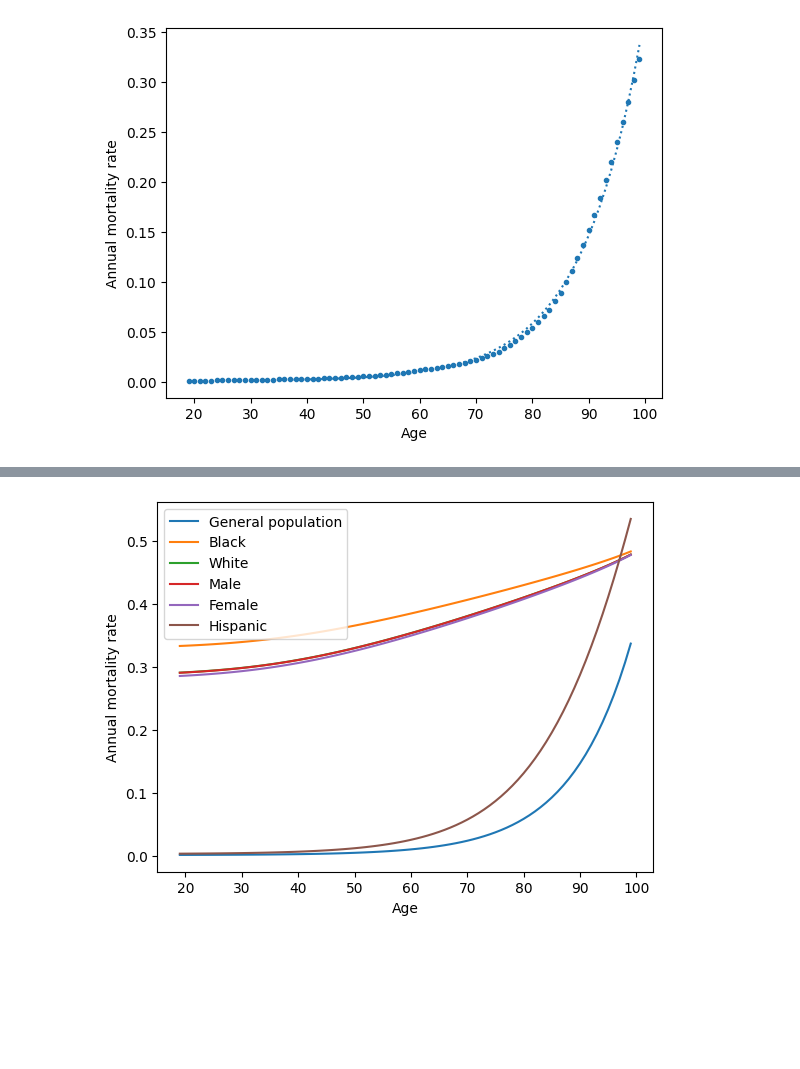
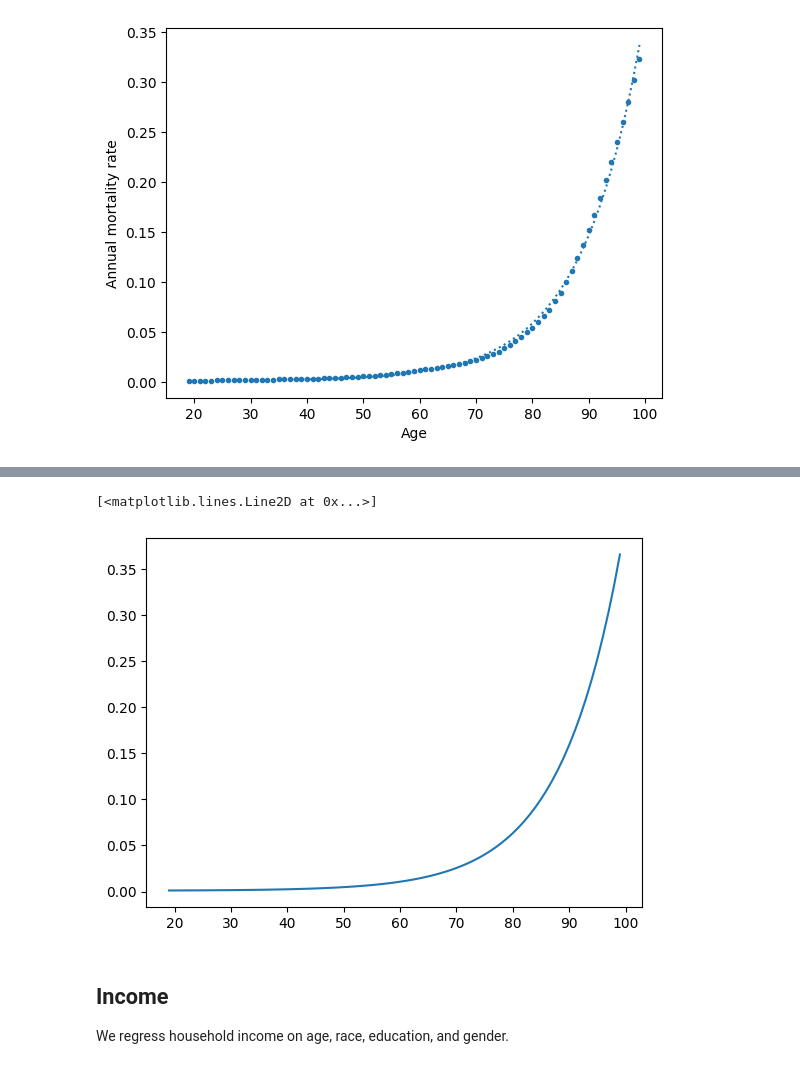
Before and after one commit to dabslee/Kidney_Analysis, a Jupyter notebook: transplant_market/givers.ipynb, the cells around one changed output, grey strips where cells are left out. Drawn from its saved outputs; the diff is of its cells as text; code cells hidden in the pictures; blank space fills up the shorter version.

```diff
--- a/transplant_market/givers.ipynb
+++ b/transplant_market/givers.ipynb
@@ -18,3 +19,10 @@ The [OPTN policies](<https://optn.transplant.hrsa.gov/media/eavh5bf3/optn_polici
 Though the OPTN policies do allow for a small amount of flexibility with some of these requirements, we will treat them as strict for the purposes of our modelling.
 
 We use data from the National Health Interview Survey (NHIS) to simulate the conditional distribution of the US living kidney donor candidate pool—that is, the pool of people meeting the above criteria.
+# %%
+nhis_data = readers.read_microdata(
+    ddi=readers.read_ipums_ddi("C:/Users/brand/Desktop/STAR_Delimited/IPUMS Population Data/nhis_00001.dat/nhis_00001.xml"),
+    filename="C:/Users/brand/Desktop/STAR_Delimited/IPUMS Population Data/nhis_00001.dat/nhis_00001.dat"
+)
+nhis_data.head()
+nhis_data = nhis_data[nhis_data["YEAR"] == 2019]
@@ -20,0 +66,3 @@ We use data from the National Health Interview Survey (NHIS) to simulate the con
+# %%
+nhis_data = nhis_data[nhis_data["AGE"] >= 18]
+nhis_data = nhis_data[nhis_data["DIABTYPE"] == 0]
@@ -68,24 +114,46 @@ where $\sigma = 1/(1+e^{-x})$ is the standard logistic function and $\alpha$ and
-# %%
-def sigma(x):
-    return 1/(1+np.exp(-x))
-def invsigma(x):
-    return np.log(x/(1-x))
-def general_hazard(age):
-    return 0.000034 * np.exp(0.092899 * age) + 0.000915
-def subgroup_hazard(age, lnalpha, beta):
-    alpha = np.exp(lnalpha)
-    return sigma(alpha + beta * invsigma(general_hazard(age)))
-
-plt.plot(xdata, general_hazard(xdata), label="General population")
-plt.plot(xdata, subgroup_hazard(xdata, -10.88583, 0.1024042), label="Black")
-plt.plot(xdata, subgroup_hazard(xdata, -13.43067, 0.1314234), label="White")
-plt.plot(xdata, subgroup_hazard(xdata, -13.27525, 0.1315896), label="Male")
-plt.plot(xdata, subgroup_hazard(xdata, -13.92228, 0.1352526), label="Female")
-plt.plot(xdata, subgroup_hazard(xdata, -0.2309524, 0.9664515), label="Hispanic")
-
-plt.xlabel("Age")
-plt.ylabel("Annual mortality rate")
-plt.legend()
-plt.show()
-# %% [output]
-[figure, removed]
+# %%
+nhis_data["BMI"] = nhis_data["WEIGHT"] / (nhis_data["HEIGHT"])**2 * 703.07 # psi => kg/m^2
+nhis_data["BMI_STD"] = (nhis_data["BMI"] - np.mean(nhis_data["BMI"]))/np.std(nhis_data["BMI"])
+nhis_data["AGE_STD"] = (nhis_data["AGE"] - np.mean(nhis_data["AGE"]))/np.std(nhis_data["AGE"])
+nhis_data["HEIGHT_STD"] = (nhis_data["HEIGHT"] - np.mean(nhis_data["HEIGHT"]))/np.std(nhis_data["HEIGHT"])
+nhis_data["HAS_DIABETES"] = (nhis_data["DIABTYPE"] != 0)
+nhis_data["IS_BLACK"] = nhis_data["RACENEW"] == 200
+nhis_data["IS_HISPANIC"] = (nhis_data["HISPETH"] != 10) & (nhis_data["HISPETH"] < 90)
+# %%
+def general_hazard(age):
+    return 0.000034 * np.exp(0.092899 * age) + 0.000915
+def produce_covariates(agent):
+    covariates = []
+    covariates += [agent["BMI_STD"], agent["BMI_STD"]**2, agent["BMI_STD"]**3]
+    covariates += [agent["IS_BLACK"], agent["IS_HISPANIC"], 0, 0, 0, 0]
+    covariates += [agent["EDUC"] == 103, agent["EDUC"] == 201, agent["EDUC"] == 302, agent["EDUC"] == 301, agent["EDUC"] == 400, (agent["EDUC"] >= 500) & (agent["EDUC"] <= 505), 0]
+    covariates += [0] * 31
+    covariates += [0] * 6
+    covariates += [0] * 8
+    covariates += [0] * 5
+    covariates += [0] * 5
+    covariates += [agent["HAS_DIABETES"]]
+    covariates += [agent["AGE_STD"]]
+    covariates += [agent["HEIGHT_STD"]]
+    return np.array(covariates)
+
+# generate random profile for demonstration
+np.random.seed(1)
+profile_index = np.random.randint(0,nhis_data.shape[0])
+profile = nhis_data.iloc[profile_index]
+
+male_beta = np.array([0.02, 0.09, -0.01, 0.05, -0.22, -0.18, -0.12, 0.03, 0.07, 0.02, -0.04, -0.06, -0.05, -0.12, -0.19, 0.05, 0.06, 0.15, 0.21, 0.31, 0.36, 0.43, 0.32, 0.49, 0.59, 0.68, 0.55, 0.68, 0.49, 0.55, 0.74, 0.78, 0.87, 0.92, 0.71, 0.8, 0.92, 1.22, 1, 0.71, 0.77, 0.99, 1.13, 1.29, 1.31, 1.25, 0.36, -0.11, -0.23, -0.25, -0.31, -0.31, -0.17, -0.19, -0.22, -0.18, -0.06, -0.03, 0.01, -0.05, 0.08, 0.17, 0.36, 0.7, 1.25, 0.52, 0.22, 0.22, 0.19, 0.31, 0.05, 0.47, -0.03, 0.08])
+female_beta = np.array([0.01, 0.07, -0.01, -0.02, -0.19, -0.28, -0.24, 0.14, 0.12, 0.05, 0.04, 0.02, 0.03, -0.01, -0.05, 0.09, 0.04, 0.21, 0.35, 0.42, 0.34, 0.55, 0.28, 0.44, 0.52, 0.77, 0.58, 0.99, 0.34, 0.58, 0.71, 0.81, 0.54, 0.64, 0.56, 0.89, 1.03, 1.07, 1.02, 0.44, 0.86, 1.12, 1.23, 1.39, 1.45, 1.53, 0.4, -0.11, -0.24, -0.26, -0.31, -0.27, -0.18, -0.18, -0.11, -0.06, 0.15, 0, 0.05, 0.01, 0.37, 0.12, 0.34, 0.67, 1.1, 0.52, 0.15, 0.12, 0.1, 0.27, 0.2, 0.62, -0.09, 0.05])
+
+beta = male_beta if profile["SEX"] == 1 else 0
+covariates = produce_covariates(profile)
+plt.plot(
+    xdata,
+    general_hazard(xdata) * np.exp(beta @ covariates)
+)
+# %% [output]
+[<matplotlib.lines.Line2D at 0x...>]
+[figure, added]
+# %% [markdown]
+## Income
+We regress household income on age, race, education, and gender.
```
Also changed, not shown: parts of 10 cells of this notebook, 4 other files.
